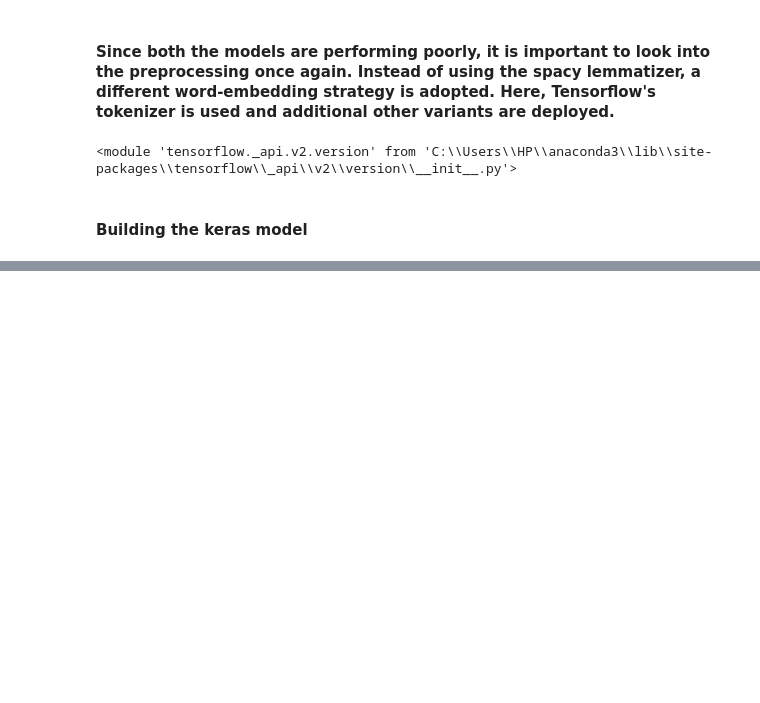
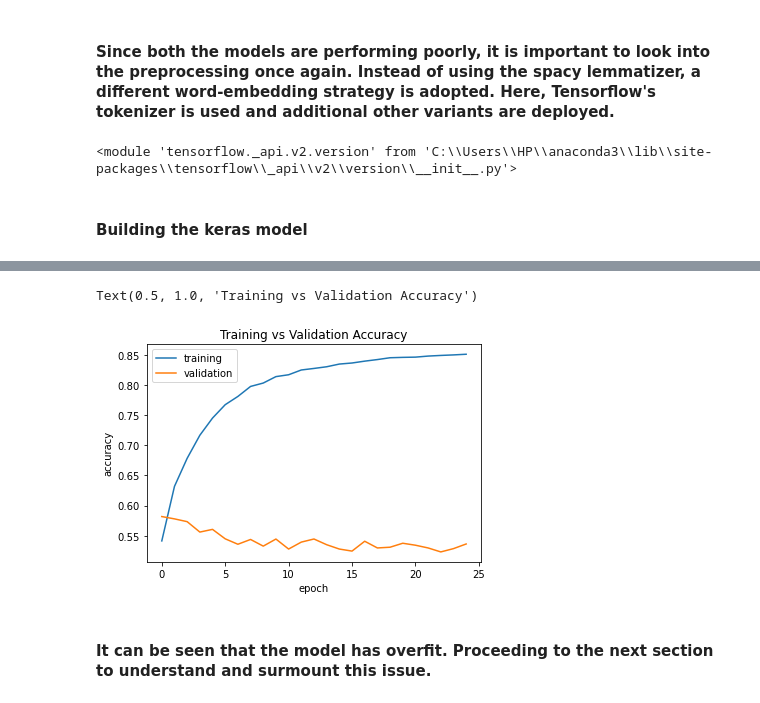
Before and after one commit to Abhijith-Nagarajan/Machine-Learning-Training, a Jupyter notebook: NLP/Twitter_Sentiment_Analysis.ipynb, the cells around one changed output, grey strips where cells are left out. Saved outputs shown, nothing was run; the diff lists cells and outputs as text; code cells hidden in the pictures; blank space fills up the shorter version.

```diff
--- a/NLP/Twitter_Sentiment_Analysis.ipynb
+++ b/NLP/Twitter_Sentiment_Analysis.ipynb
@@ -438,0 +490,12 @@ model.summary()
+# %%
+plt.xlabel("epoch")
+plt.ylabel("accuracy")
+plt.plot(history.history['acc'])
+plt.plot(history.history['val_acc'])
+plt.legend(['training','validation'],loc='best')
+plt.title("Training vs Validation Accuracy")
+# %% [output]
+Text(0.5, 1.0, 'Training vs Validation Accuracy')
+[figure, added]
+# %% [markdown]
+#### It can be seen that the model has overfit. Proceeding to the next section to understand and surmount this issue.
```
Also changed, not shown: parts of 10 cells of this notebook.
